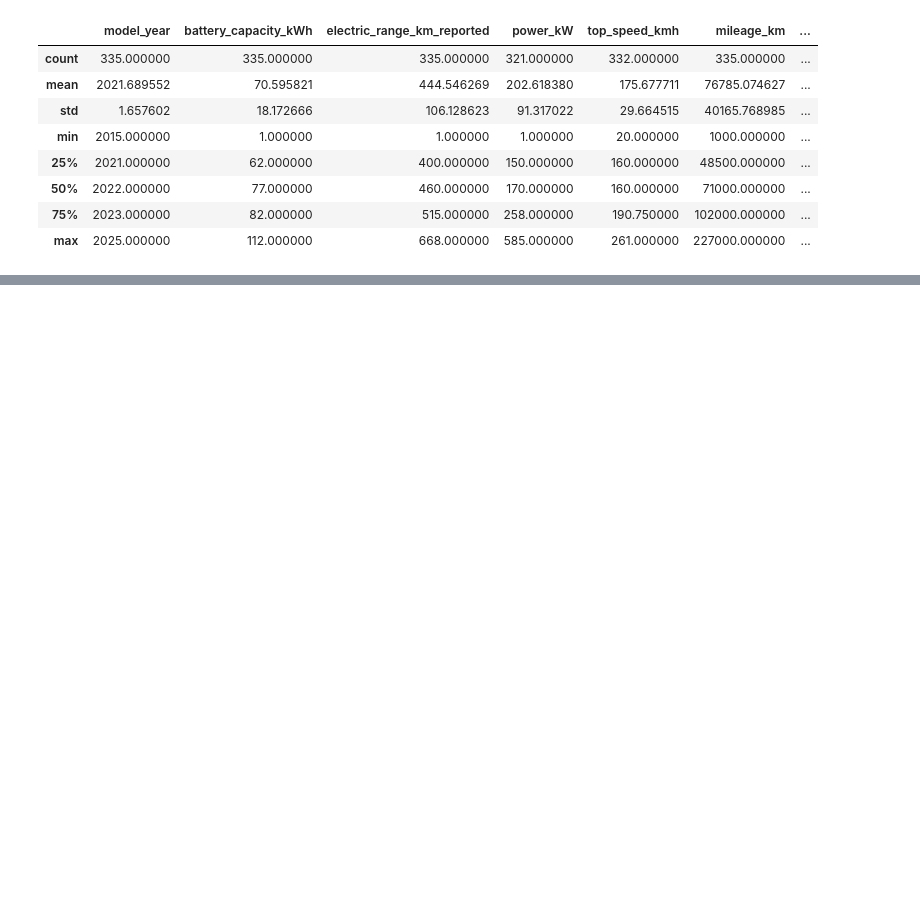
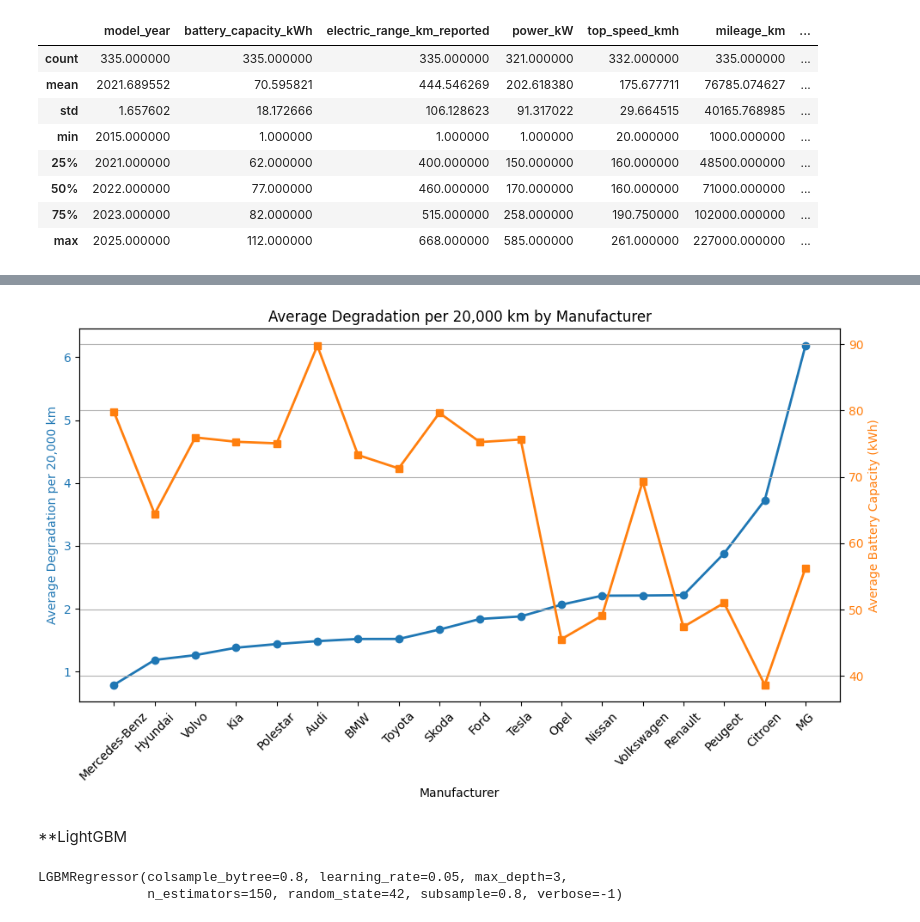
Before and after one commit to HesamVahib/EV_Battery_Data_Kamux, a Jupyter notebook: soh_analysis.ipynb, the cells around one changed output, grey strips where cells are left out. Cells and saved outputs as stored; diff of their text form; code cells hidden in the pictures; blank space fills up the shorter version.

```diff
--- a/soh_analysis.ipynb
+++ b/soh_analysis.ipynb
@@ -48,0 +109,76 @@ See the caveats in the documentation: https://pandas.pydata.org/pandas-docs/stab
+# %%
+df_analysis_manufacturer = df_analysis.copy()
+
+df_analysis_bymanufacturer = (
+    df_analysis.groupby("manufacturer", observed=False)
+    .agg(
+        avg_degradation_per_20000km=("deg_per_20000km", "mean"),
+        avg_battery_capacity_kWh=("battery_capacity_kWh", "mean"),
+        # avg_degradation_per_365days=("deg_per_365days", "mean"),
+        # count=("deg_per_20000km", "size"),
+    )
+    .reset_index()
+)
+
+df_analysis_bymanufacturer = df_analysis_bymanufacturer[df_analysis_bymanufacturer["manufacturer"].map(df_analysis["manufacturer"].value_counts()) >= 3]
+
+df_analysis_bymanufacturer_sorted = df_analysis_bymanufacturer.sort_values("avg_degradation_per_20000km", ascending=True)
+plt.figure(figsize=(10, 6))
+
+ax1 = plt.gca()
+ax1.plot(df_analysis_bymanufacturer_sorted["manufacturer"], df_analysis_bymanufacturer_sorted["avg_degradation_per_20000km"], marker='o', linewidth=2, markersize=6, color='tab:blue', label='Degradation')
+ax1.set_title("Average Degradation per 20,000 km by Manufacturer")
+ax1.set_xlabel("Manufacturer")
+ax1.set_ylabel("Average Degradation per 20,000 km", color='tab:blue')
+ax1.tick_params(axis='y', labelcolor='tab:blue')
+ax1.tick_params(axis='x', rotation=45)
+
+ax2 = ax1.twinx()
+ax2.plot(df_analysis_bymanufacturer_sorted["manufacturer"], df_analysis_bymanufacturer_sorted["avg_battery_capacity_kWh"], marker='s', linewidth=2, markersize=6, color='tab:orange', label='Battery Capacity')
+ax2.set_ylabel("Average Battery Capacity (kWh)", color='tab:orange')
+ax2.tick_params(axis='y', labelcolor='tab:orange')
+
+plt.grid()
+plt.tight_layout()
+# %% [output]
+[figure, added]
+# %% [markdown]
+**LightGBM
+# %%
+import lightgbm as lgb
+from sklearn.model_selection import train_test_split
+
+df_analysis["manufacturer_and_model"] = (
+    df_analysis["manufacturer_and_model"].astype("category")
+)
+
+X = df_analysis[[
+    "manufacturer_and_model",
+    "battery_capacity_kWh",
+    "model_year",
+    "workdays",
+    "mileage_km",
+]].copy()
+
+y = df_analysis["soh"]
+
+df_analysis["manufacturer_and_model"] = df_analysis["manufacturer_and_model"].astype("category")
+cat_features = ["manufacturer_and_model"]
+
+X_train, X_test, y_train, y_test = train_test_split(X, y, test_size=0.2, random_state=42)
+
+model = lgb.LGBMRegressor(
+    n_estimators=150,
+    learning_rate=0.05,
+    max_depth=3,
+    min_child_samples=20,
+    subsample=0.8,
+    colsample_bytree=0.8,
+    random_state=42,
+    verbose=-1
+)
+
+model.fit(X_train, y_train, categorical_feature=cat_features)
+# %% [output]
+LGBMRegressor(colsample_bytree=0.8, learning_rate=0.05, max_depth=3,
+              n_estimators=150, random_state=42, subsample=0.8, verbose=-1)
```
Also changed, not shown: parts of 12 cells of this notebook.
